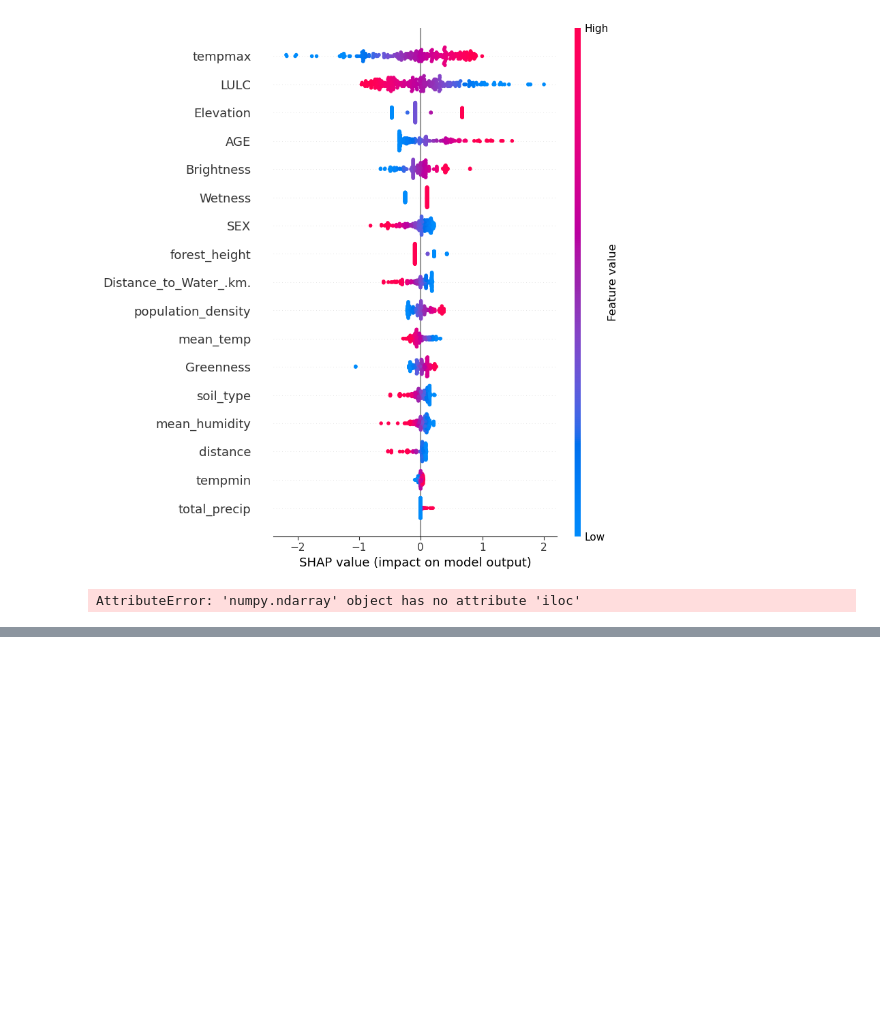
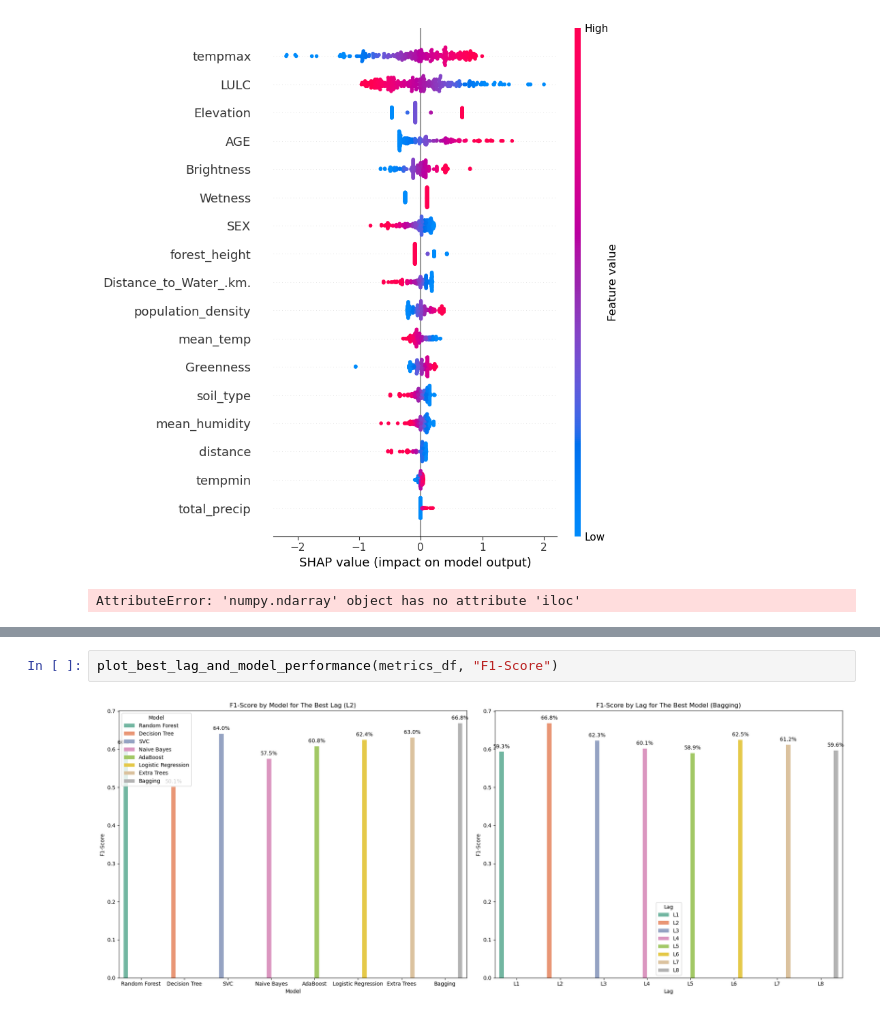
Before and after one commit to mnzilani/Leishmaniasis, a Jupyter notebook: VL.ipynb, the cells around one changed output, grey strips where cells are left out. Saved outputs shown, nothing was run; the diff lists cells and outputs as text; blank space fills up the shorter version.

```diff
--- a/VL.ipynb
+++ b/VL.ipynb
@@ -433,0 +647,4 @@ AttributeError: 'numpy.ndarray' object has no attribute 'iloc'
+# %%
+plot_best_lag_and_model_performance(metrics_df, "F1-Score")
+# %% [output]
+[figure, added]
```
Also changed, not shown: parts of 19 cells of this notebook.
